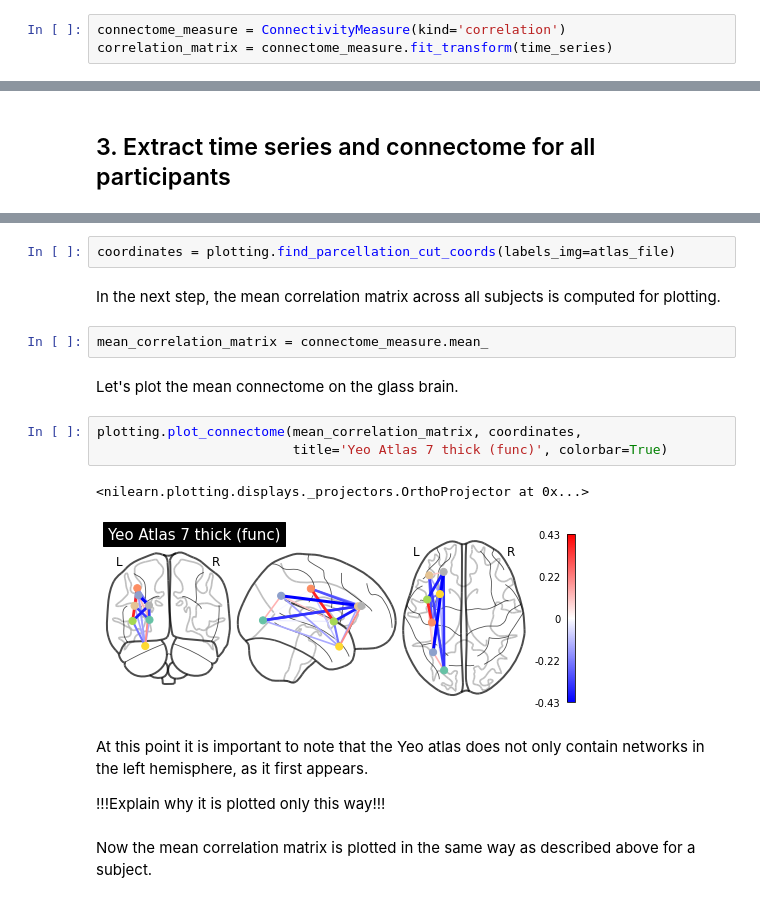
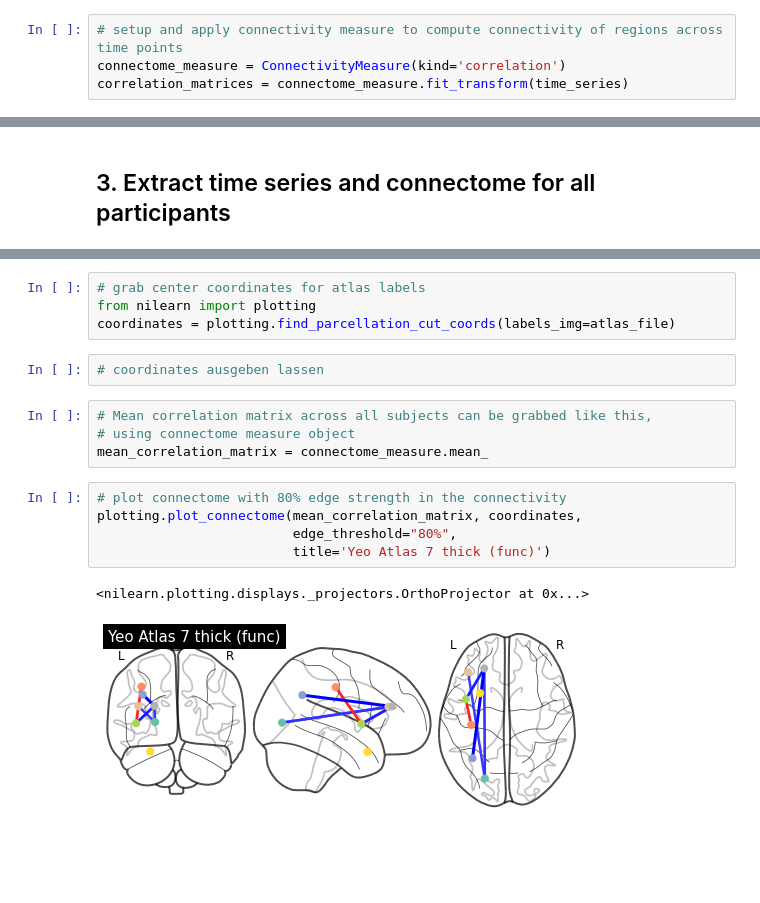
Before and after one commit to nwiltberg/project_msc05, a Jupyter notebook: code/Data_Analysis.ipynb, the cells around one changed output, grey strips where cells are left out. Drawn from its saved outputs; the diff is of its cells as text; blank space fills up the shorter version.

```diff
--- a/code/Data_Analysis.ipynb
+++ b/code/Data_Analysis.ipynb
@@ -88,3 +81,4 @@ In the next step the correlation matrix is computed.
 # %%
+# setup and apply connectivity measure to compute connectivity of regions across time points
 connectome_measure = ConnectivityMeasure(kind='correlation')
-correlation_matrix = connectome_measure.fit_transform(time_series)
+correlation_matrices = connectome_measure.fit_transform(time_series)
@@ -171,21 +143,19 @@ Now a glass brain plot will be used to visualize the connectome. This requires c
 # %%
+# grab center coordinates for atlas labels
+from nilearn import plotting
 coordinates = plotting.find_parcellation_cut_coords(labels_img=atlas_file)
-# %% [markdown]
-In the next step, the mean correlation matrix across all subjects is computed for plotting.
+# %%
+# coordinates ausgeben lassen
 # %%
+# Mean correlation matrix across all subjects can be grabbed like this,
+# using connectome measure object
 mean_correlation_matrix = connectome_measure.mean_
-# %% [markdown]
-Let's plot the mean connectome on the glass brain.
 # %%
+# plot connectome with 80% edge strength in the connectivity
 plotting.plot_connectome(mean_correlation_matrix, coordinates,
-                         title='Yeo Atlas 7 thick (func)', colorbar=True)
+                         edge_threshold="80%",
+                         title='Yeo Atlas 7 thick (func)')
 # %% [output]
 <nilearn.plotting.displays._projectors.OrthoProjector at 0x...>
-[figure, old version]
+[figure, new version]
-# %% [markdown]
-At this point it is important to note that the Yeo atlas does not only contain networks in the left hemisphere, as it first appears.
-
-!!!Explain why it is plotted only this way!!!
-# %% [markdown]
-Now the mean correlation matrix is plotted in the same way as described above for a subject.
 # %%
```
Also changed, not shown: parts of 48 cells of this notebook, 5 other files.
